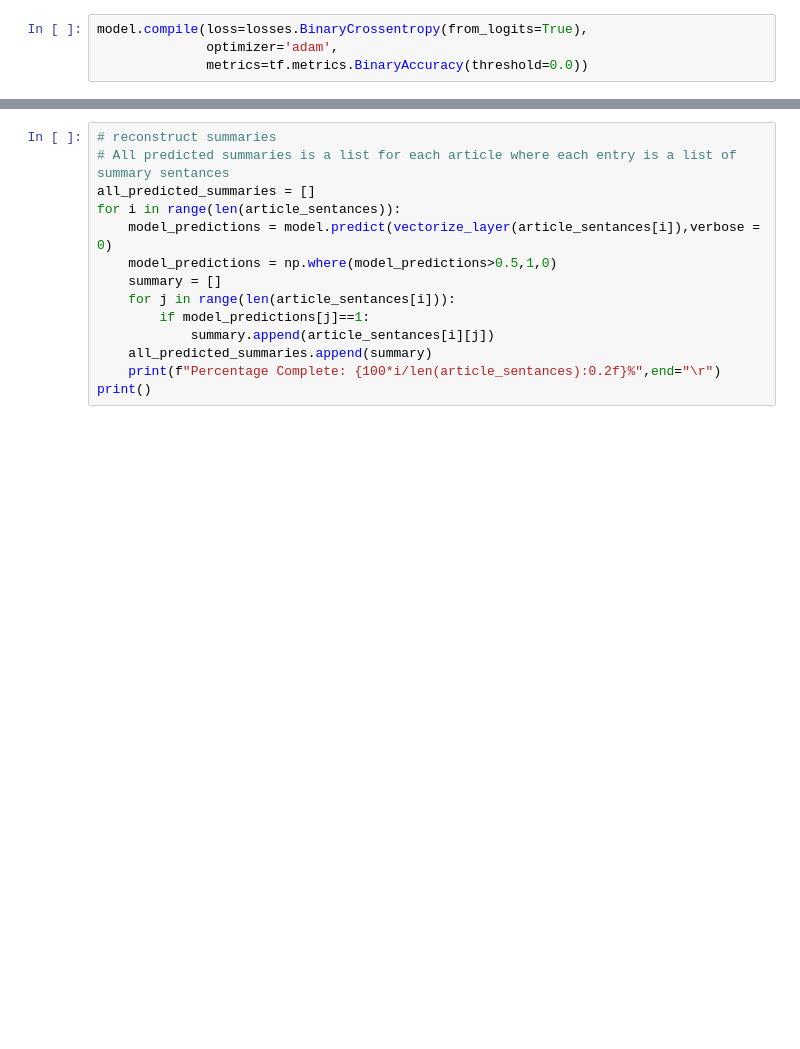
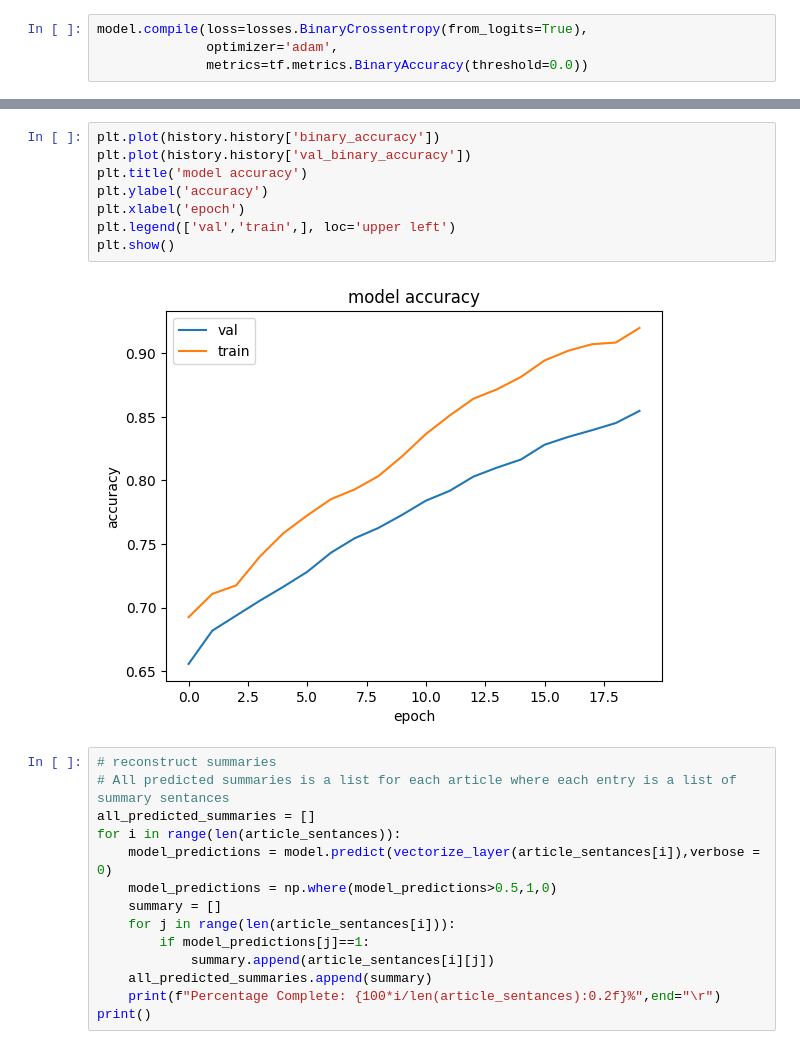
Before and after one commit to michaeljf00/text_summarizer, a Jupyter notebook: BBCDemo.ipynb, the cells around one changed output, grey strips where cells are left out. Cells and saved outputs as stored; diff of their text form; blank space fills up the shorter version.

```diff
--- a/BBCDemo.ipynb
+++ b/BBCDemo.ipynb
@@ -474,3 +486,13 @@ Epoch 10/10
+# %%
+plt.plot(history.history['binary_accuracy'])
+plt.plot(history.history['val_binary_accuracy'])
+plt.title('model accuracy')
+plt.ylabel('accuracy')
+plt.xlabel('epoch')
+plt.legend(['val','train',], loc='upper left')
+plt.show()
+# %% [output]
+[figure, added]
 # %%
 # reconstruct summaries
 # All predicted summaries is a list for each article where each entry is a list of summary sentances
```
Also changed, not shown: parts of 18 cells of this notebook.
